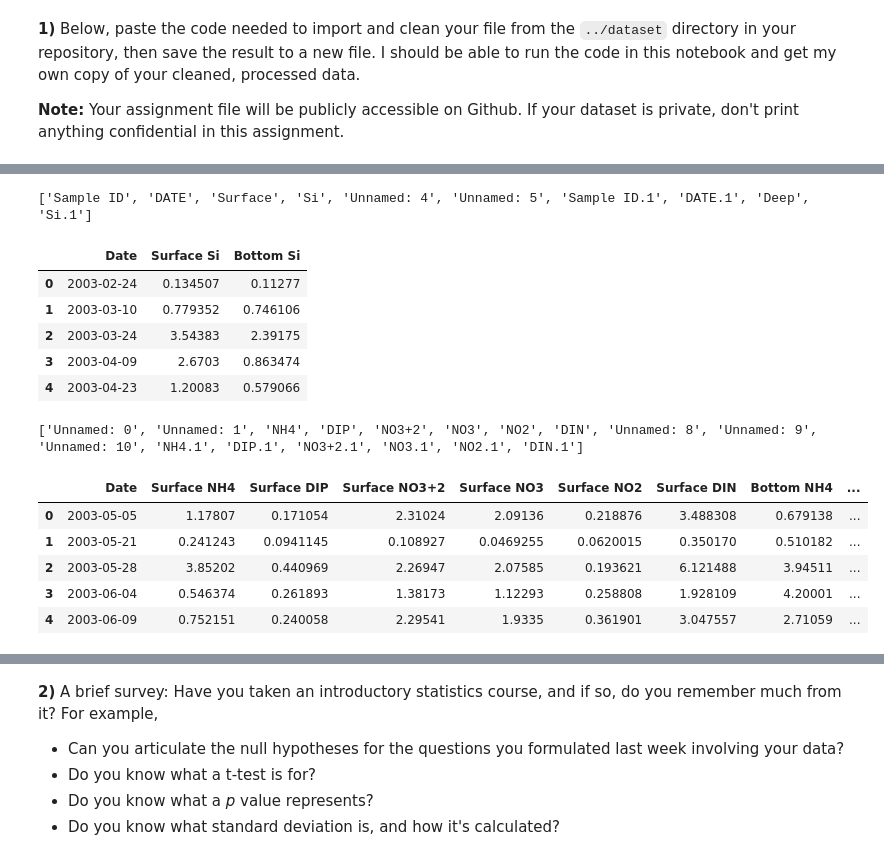
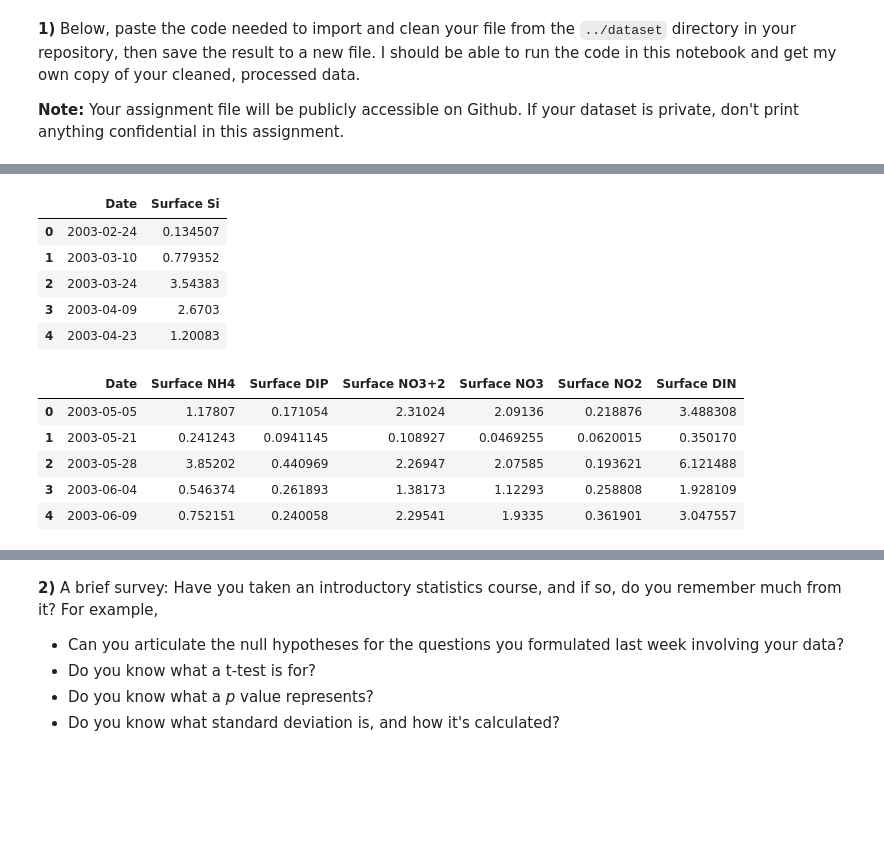
Before and after one commit to Angela-Stahl/uri_csc593, a Jupyter notebook: homework/Assignment 6.ipynb, the cells around one changed output, grey strips where cells are left out. Cells and saved outputs as stored; diff of their text form; code cells hidden in the pictures; blank space fills up the shorter version.

```diff
--- a/homework/Assignment 6.ipynb
+++ b/homework/Assignment 6.ipynb
@@ -62,51 +77,63 @@ chl_data.head()
 ###set the first line as col names
 banner6=pd.read_excel('../AStahl Dataset/nutrientdata.xls',sheet_name=1)
 colnames6=list(banner6.columns)
-print(colnames6)
+
+#print(colnames6)
+
 ###read in dataset with the col names that was just made
 Si_data=pd.read_excel('../AStahl Dataset/nutrientdata.xls',sheet_name=1, names=colnames6,
                      skiprows=2)
 #rename columns
-Si_data.rename(columns={'DATE':'Date','Si':'Surface Si','Si.1':'Bottom Si'}, inplace=True)
+Si_data.rename(columns={'DATE':'Date','Si':'Surface Si'}, inplace=True)
+
 ##remove unwanted columns by keeping the columns you want
-Si_data=Si_data.iloc[:,[1,3,9]]
+Si_data=Si_data.iloc[:,[1,3]]
+
+#fixing the date format
+Si_data['Date'] =  pd.to_datetime(Si_data['Date'], format='%Y-%m-%d')
 Si_data.head()
+
+#Si_data.info()
 ###GOOD TO GO
 # %% [output]
-['Sample ID', 'DATE', 'Surface', 'Si', 'Unnamed: 4', 'Unnamed: 5', 'Sample ID.1', 'DATE.1', 'Deep', 'Si.1']
-|  | Date | Surface Si | Bottom Si |
-| 0 | 2003-02-24 | 0.134507 | 0.11277 |
-| 1 | 2003-03-10 | 0.779352 | 0.746106 |
-| 2 | 2003-03-24 | 3.54383 | 2.39175 |
-| 3 | 2003-04-09 | 2.6703 | 0.863474 |
-| 4 | 2003-04-23 | 1.20083 | 0.579066 |
+|  | Date | Surface Si |
+| 0 | 2003-02-24 | 0.134507 |
+| 1 | 2003-03-10 | 0.779352 |
+| 2 | 2003-03-24 | 3.54383 |
+| 3 | 2003-04-09 | 2.6703 |
+| 4 | 2003-04-23 | 1.20083 |
 # %%
 #loading my nitrogen and phosphorus data
 ###set the fifth line as col names
 banner7=pd.read_excel('../AStahl Dataset/nutrientdata.xls',sheet_name=0, header=4)
 colnames7=list(banner7.columns)
-print(colnames7)
+
+#print(colnames7)
+
 ###read in dataset with the col names that was just made
 NandP_data=pd.read_excel('../AStahl Dataset/nutrientdata.xls',sheet_name=0, names=colnames7,
                          skiprows=6)
 ###rename columns
 NandP_data.rename(columns={'Unnamed: 0':'Date','NH4':'Surface NH4','DIP':'Surface DIP',
                            'NO3+2':'Surface NO3+2','NO3':'Surface NO3','NO2':'Surface NO2',
-                          'DIN':'Surface DIN','NH4.1':'Bottom NH4','DIP.1':'Bottom DIP',
-                           'NO3+2.1':'Bottom NO3+2','NO3.1':'Bottom NO3','NO2.1':'Bottom NO2',
-                           'DIN.1':'Bottom DIN'}, inplace=True)
+                          'DIN':'Surface DIN'}, inplace=True)
+
 ##remove unwanted columns by keeping the columns you want
-NandP_data=NandP_data.iloc[:,[0,2,3,4,5,6,7,11,12,13,14,15,16]]
+NandP_data=NandP_data.iloc[:,[0,2,3,4,5,6,7]]
+
+#fixing the date format
+NandP_data['Date'] =  pd.to_datetime(NandP_data['Date'], format='%Y-%m-%d')
 NandP_data.head()
+
+#NandP_data.info()
 ##GOOD TO GO
 # %% [output]
-['Unnamed: 0', 'Unnamed: 1', 'NH4', 'DIP', 'NO3+2', 'NO3', 'NO2', 'DIN', 'Unnamed: 8', 'Unnamed: 9', 'Unnamed: 10', 'NH4.1', 'DIP.1', 'NO3+2.1', 'NO3.1', 'NO2.1', 'DIN.1']
-|  | Date | Surface NH4 | Surface DIP | Surface NO3+2 | Surface NO3 | Surface NO2 | Surface DIN | Bottom NH4 | ... |
-| 0 | 2003-05-05 | 1.17807 | 0.171054 | 2.31024 | 2.09136 | 0.218876 | 3.488308 | 0.679138 | ... |
-| 1 | 2003-05-21 | 0.241243 | 0.0941145 | 0.108927 | 0.0469255 | 0.0620015 | 0.350170 | 0.510182 | ... |
-| 2 | 2003-05-28 | 3.85202 | 0.440969 | 2.26947 | 2.07585 | 0.193621 | 6.121488 | 3.94511 | ... |
-| 3 | 2003-06-04 | 0.546374 | 0.261893 | 1.38173 | 1.12293 | 0.258808 | 1.928109 | 4.20001 | ... |
-| 4 | 2003-06-09 | 0.752151 | 0.240058 | 2.29541 | 1.9335 | 0.361901 | 3.047557 | 2.71059 | ... |
+|  | Date | Surface NH4 | Surface DIP | Surface NO3+2 | Surface NO3 | Surface NO2 | Surface DIN |
+| 0 | 2003-05-05 | 1.17807 | 0.171054 | 2.31024 | 2.09136 | 0.218876 | 3.488308 |
+| 1 | 2003-05-21 | 0.241243 | 0.0941145 | 0.108927 | 0.0469255 | 0.0620015 | 0.350170 |
+| 2 | 2003-05-28 | 3.85202 | 0.440969 | 2.26947 | 2.07585 | 0.193621 | 6.121488 |
+| 3 | 2003-06-04 | 0.546374 | 0.261893 | 1.38173 | 1.12293 | 0.258808 | 1.928109 |
+| 4 | 2003-06-09 | 0.752151 | 0.240058 | 2.29541 | 1.9335 | 0.361901 | 3.047557 |
 # %%
 #loading my count data
 ###set the first line as col names
```
Also changed, not shown: parts of 16 cells of this notebook, 1 other file.
